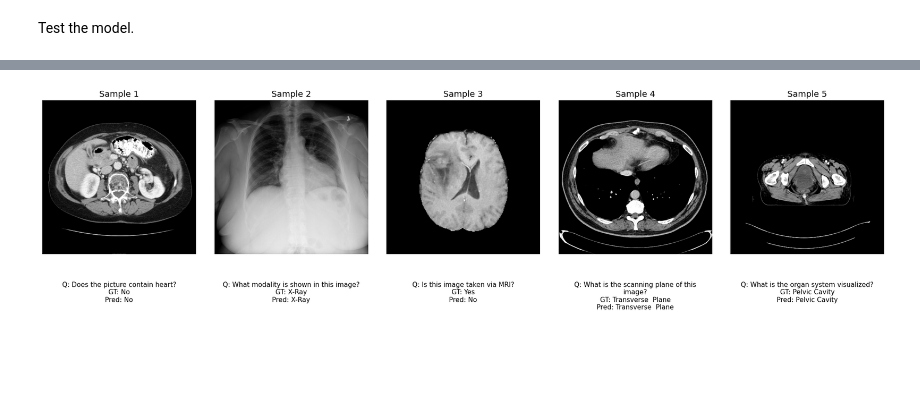
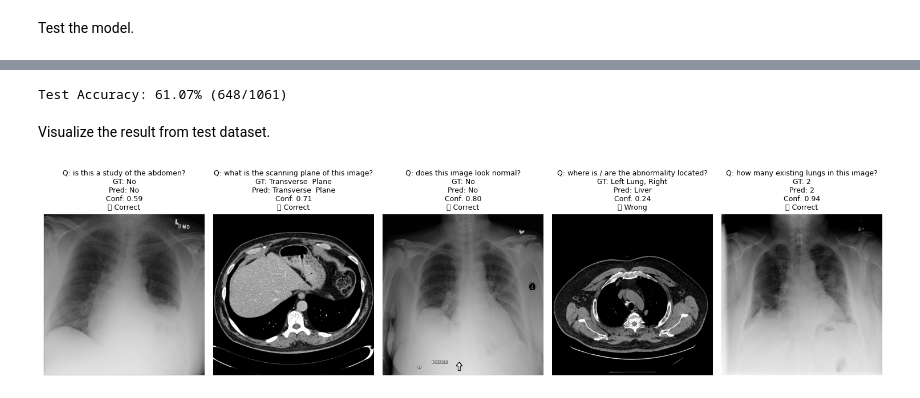
Before and after one commit to zythedeveloper/woa7015-med-vqa-slake, a Jupyter notebook: notebook.ipynb, the cells around one changed output, grey strips where cells are left out. Saved outputs shown, nothing was run; the diff lists cells and outputs as text; code cells hidden in the pictures; blank space fills up the shorter version.

```diff
--- a/notebook.ipynb
+++ b/notebook.ipynb
@@ -172,7 +153,21 @@ Test loss: 0.6305, Test Accuracy: 0.6305
-# %%
-from utils import show_test_samples
-
-pred_answers = [idx2answer[p] for p in test_obj["preds"]]
-show_test_samples(test_df, img_dir=img_dir, pred_answers=pred_answers, num_samples=5)
-# %% [output]
-[figure, removed]
+# %%
+from utils import test_model
+
+results, test_accuracy, test_loss = test_model(
+    model=model,
+    train_df=train_df,
+    test_df=test_df,
+    dataset_dir=dataset_dir
+)
+# %% [output]
+Test Accuracy: 61.07% (648/1061)
+# %% [markdown]
+Visualize the result from test dataset.
+# %%
+from utils import visualize_samples
+import warnings
+warnings.filterwarnings('ignore')
+
+visualize_samples(results, working_dir, num_samples=5)
+# %% [output]
+[figure, added]
```
Also changed, not shown: parts of 23 cells of this notebook, 4 other files.
